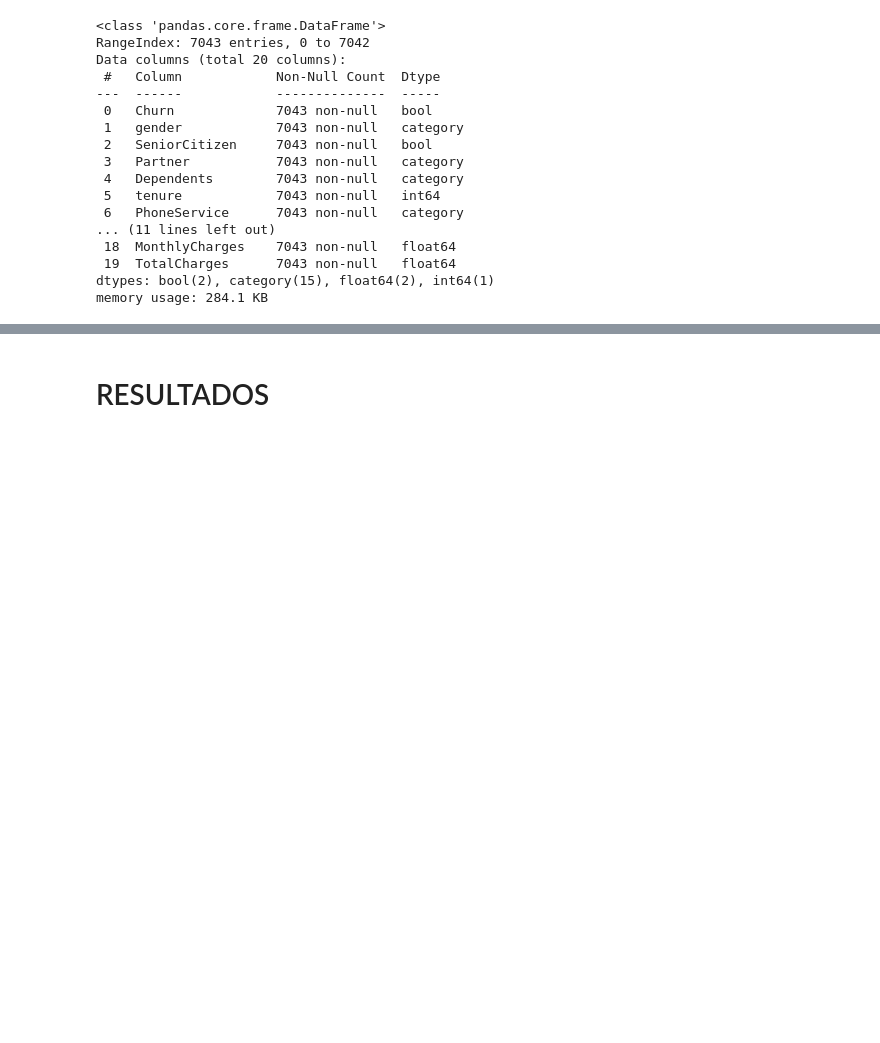
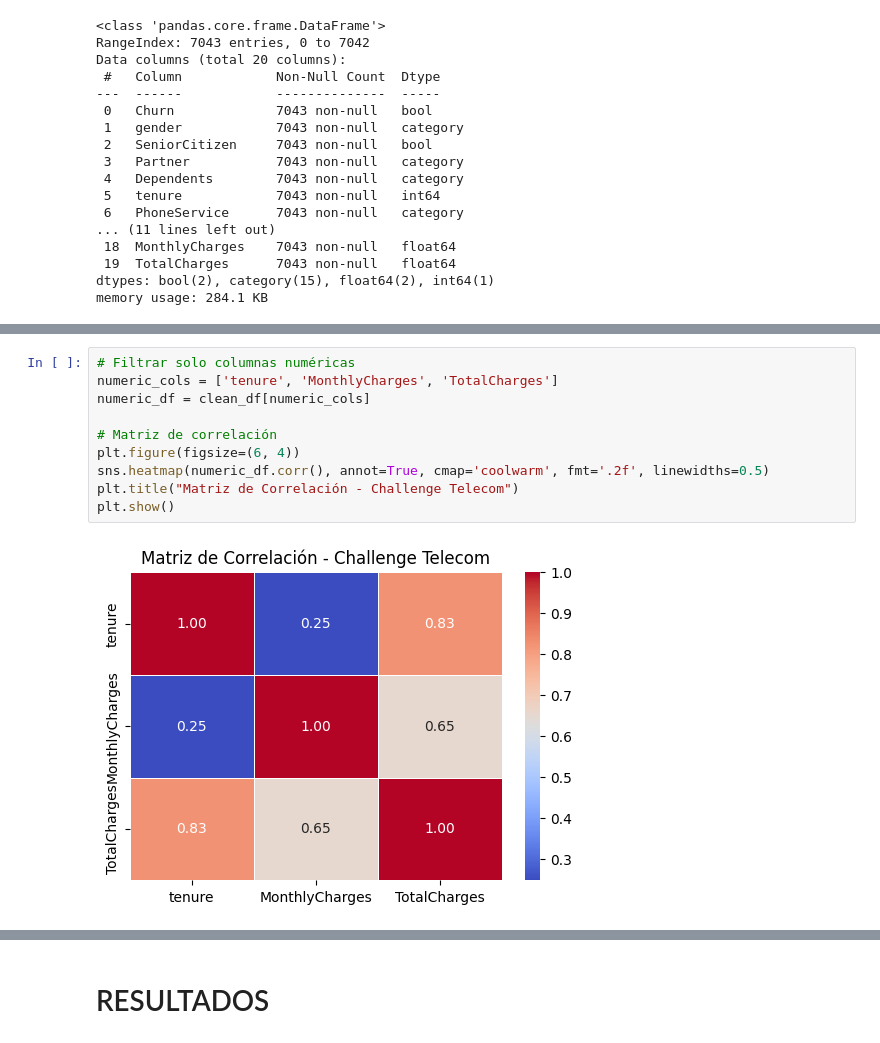
Before and after one commit to mauloredo/Challenge_Telecom_X, a Jupyter notebook: Challenge_Telecom_X.ipynb, the cells around one changed output, grey strips where cells are left out. Cells and saved outputs as stored; diff of their text form; blank space fills up the shorter version.

```diff
--- a/Challenge_Telecom_X.ipynb
+++ b/Challenge_Telecom_X.ipynb
@@ -1049,0 +1059,12 @@ memory usage: 284.1 KB
+# %%
+# Filtrar solo columnas numéricas
+numeric_cols = ['tenure', 'MonthlyCharges', 'TotalCharges']
+numeric_df = clean_df[numeric_cols]
+
+# Matriz de correlación
+plt.figure(figsize=(6, 4))
+sns.heatmap(numeric_df.corr(), annot=True, cmap='coolwarm', fmt='.2f', linewidths=0.5)
+plt.title("Matriz de Correlación - Challenge Telecom")
+plt.show()
+# %% [output]
+[figure, added]
```
Also changed, not shown: parts of 12 cells of this notebook.
